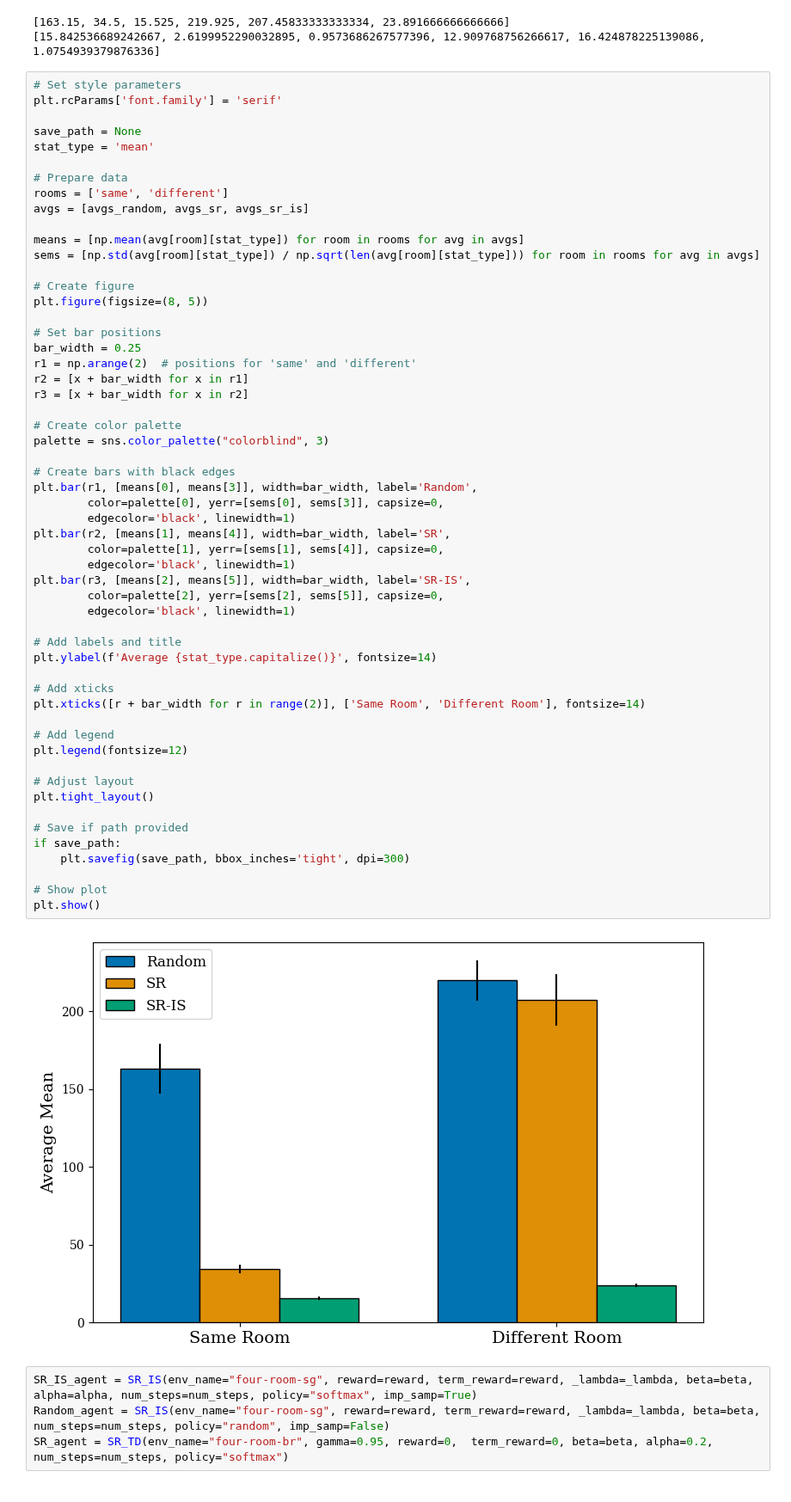
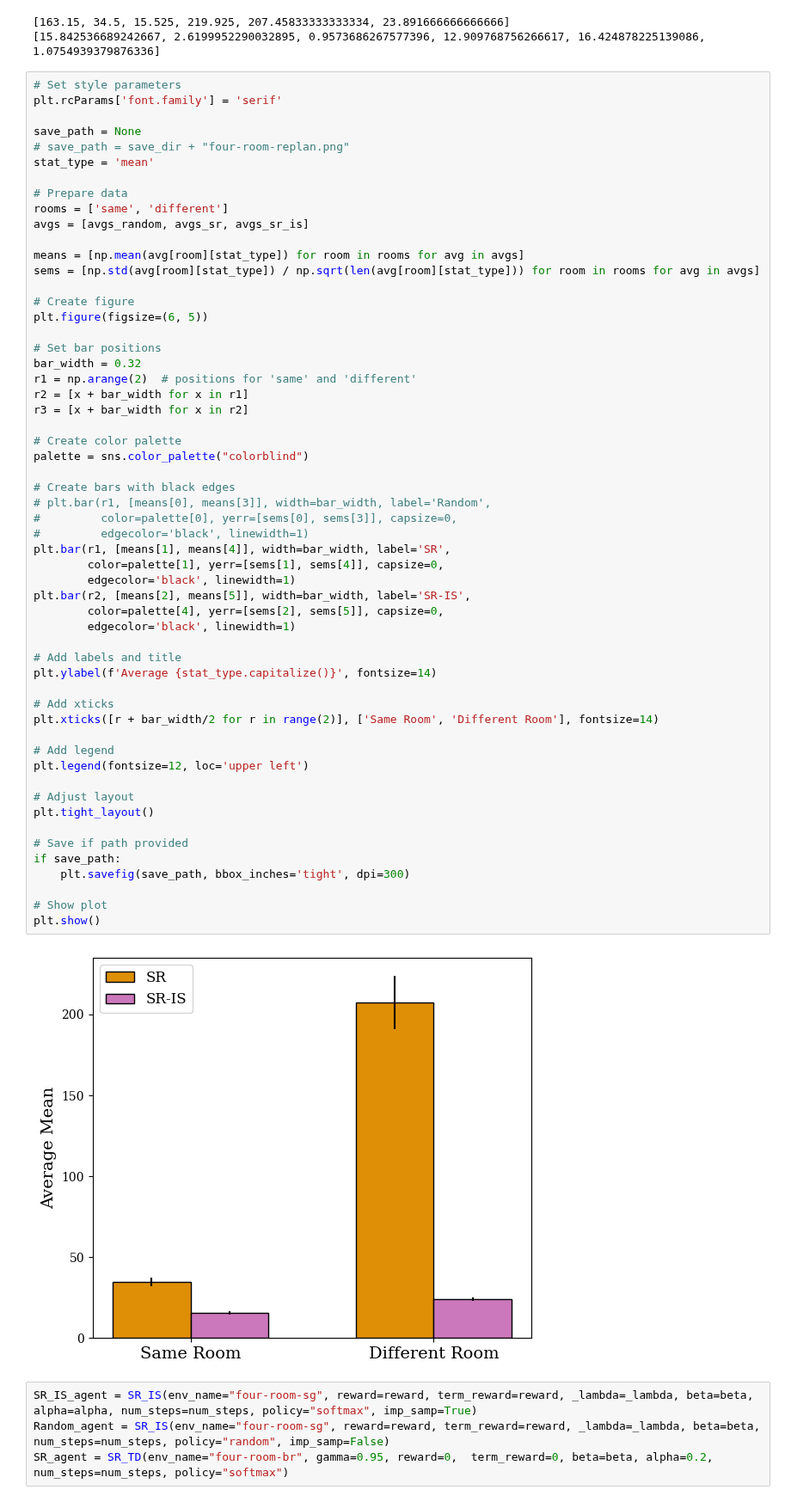
Before and after one commit to ArminBaz/SR-IS, a Jupyter notebook: src/four_room_replan.ipynb, the cells around one changed output. Shown at 86% size. Cells and saved outputs as stored; diff of their text form.

Commit message:
updated four-room figure to only include SR and SR-IS and adjusted colors to match other plot

```diff
--- a/src/four_room_replan.ipynb
+++ b/src/four_room_replan.ipynb
@@ -163,6 +163,7 @@ print(sems)
 plt.rcParams['font.family'] = 'serif'
 
 save_path = None
+# save_path = save_dir + "four-room-replan.png"
 stat_type = 'mean'
 
 # Prepare data
@@ -173,48 +174,48 @@ means = [np.mean(avg[room][stat_type]) for room in rooms for avg in avgs]
 sems = [np.std(avg[room][stat_type]) / np.sqrt(len(avg[room][stat_type])) for room in rooms for avg in avgs]
 
 # Create figure
-plt.figure(figsize=(8, 5))
+plt.figure(figsize=(6, 5))
 
 # Set bar positions
-bar_width = 0.25
+bar_width = 0.32
 r1 = np.arange(2)  # positions for 'same' and 'different'
 r2 = [x + bar_width for x in r1]
 r3 = [x + bar_width for x in r2]
 
 # Create color palette
-palette = sns.color_palette("colorblind", 3)
+palette = sns.color_palette("colorblind")
 
 # Create bars with black edges
-plt.bar(r1, [means[0], means[3]], width=bar_width, label='Random',
-        color=palette[0], yerr=[sems[0], sems[3]], capsize=0,
-        edgecolor='black', linewidth=1)
-plt.bar(r2, [means[1], means[4]], width=bar_width, label='SR',
+# plt.bar(r1, [means[0], means[3]], width=bar_width, label='Random',
+#         color=palette[0], yerr=[sems[0], sems[3]], capsize=0,
+#         edgecolor='black', linewidth=1)
+plt.bar(r1, [means[1], means[4]], width=bar_width, label='SR',
         color=palette[1], yerr=[sems[1], sems[4]], capsize=0,
         edgecolor='black', linewidth=1)
-plt.bar(r3, [means[2], means[5]], width=bar_width, label='SR-IS',
-        color=palette[2], yerr=[sems[2], sems[5]], capsize=0,
+plt.bar(r2, [means[2], means[5]], width=bar_width, label='SR-IS',
+        color=palette[4], yerr=[sems[2], sems[5]], capsize=0,
         edgecolor='black', linewidth=1)
 
 # Add labels and title
 plt.ylabel(f'Average {stat_type.capitalize()}', fontsize=14)
 
 # Add xticks
-plt.xticks([r + bar_width for r in range(2)], ['Same Room', 'Different Room'], fontsize=14)
+plt.xticks([r + bar_width/2 for r in range(2)], ['Same Room', 'Different Room'], fontsize=14)
 
 # Add legend
-plt.legend(fontsize=12)
+plt.legend(fontsize=12, loc='upper left')
 
 # Adjust layout
 plt.tight_layout()
 
 # Save if path provided
 if save_path:
     plt.savefig(save_path, bbox_inches='tight', dpi=300)
 
 # Show plot
 plt.show()
 # %% [output]
-[figure, old version]
+[figure, new version]
 # %%
 SR_IS_agent = SR_IS(env_name="four-room-sg", reward=reward, term_reward=reward, _lambda=_lambda, beta=beta, alpha=alpha, num_steps=num_steps, policy="softmax", imp_samp=True)
 Random_agent = SR_IS(env_name="four-room-sg", reward=reward, term_reward=reward, _lambda=_lambda, beta=beta, num_steps=num_steps, policy="random", imp_samp=False)
```
